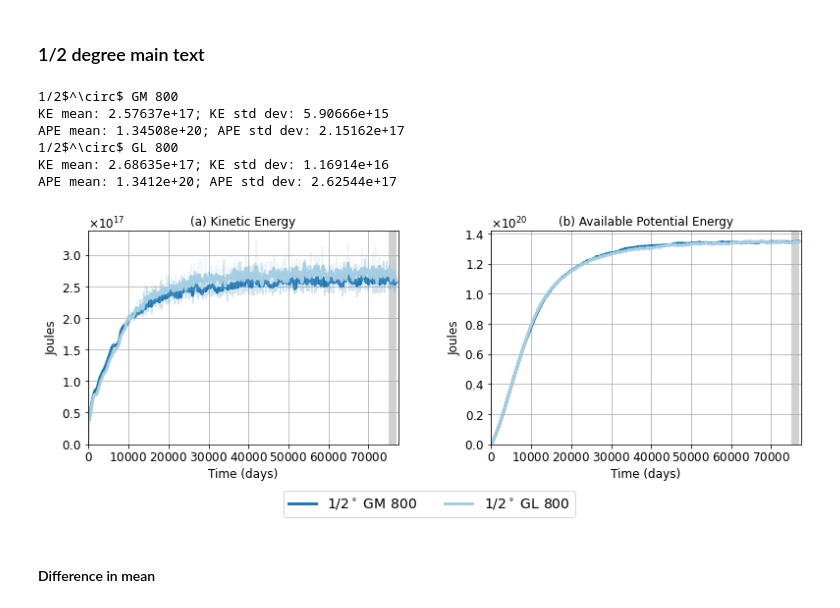
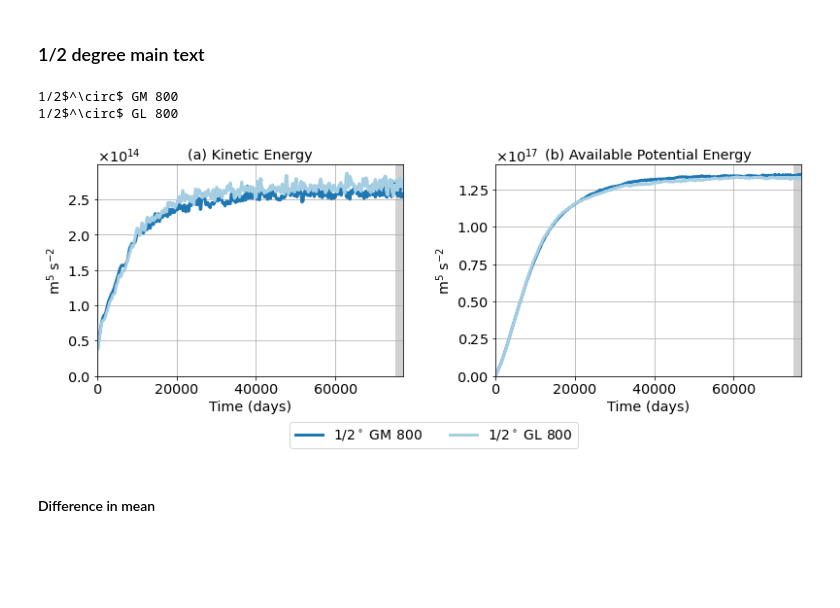
Before and after one commit to NoraLoose/GL90paper, a Jupyter notebook: Figures3_and_S1.ipynb, the cells around one changed output. Saved outputs shown, nothing was run; the diff lists cells and outputs as text; code cells hidden in the pictures; blank space fills up the shorter version.

Commit message:
Figure 3 without thin lines

```diff
--- a/Figures3_and_S1.ipynb
+++ b/Figures3_and_S1.ipynb
@@ -13,7 +13,7 @@ from yamlparser import YAMLParser, read_parameterized_runs, read_unparameterized
 yp = YAMLParser()
 # %%
 ## read parameterized runs
-exps_param = yp.read('/glade/u/home/noraloose/GL90paper/config_param.yaml')
+exps_param = yp.read('/glade/u/home/noraloose/GL90_paper/config_param.yaml')
 %time exps_param = read_parameterized_runs(exps_param)
 # %% [output]
 nw2_0.5deg_N15_KHTH800
@@ -64,13 +59,13 @@ def plot_spinup(vlist, colorlist, abc_list = ['(a)', '(b)'], maxtime=77000, inte
         print(v['label'])
         os = v['os']
         label = v['label']
-        timeslice = slice(None, min(os.Time[-1], maxtime))
-        os.KE.sum(dim='Layer').sel(Time=timeslice).plot(ax=axs[0], label='_none', linewidth=1.5, color=color, alpha=0.2)
+        #timeslice = slice(None, min(os.Time[-1], maxtime))
+        #(os.KE.sum(dim='Layer') / 1000).sel(Time=timeslice).plot(ax=axs[0], label='_none', linewidth=1.5, color=color, alpha=0.2)  # devision by ref density 1000 converts from Joules to m^5/s^2
 
-        KE_rolling_mean = os.KE.sum(dim='Layer').rolling(Time=100, center=True).mean()
-        KE_rolling_mean.sel(Time=timeslice).plot(ax=axs[0], label=label, linewidth=3, color=color)
+        KE_rolling_mean = (os.KE.sum(dim='Layer') / 1000).rolling(Time=100, center=True).mean()  # devision by ref density 1000 converts from Joules to m^5/s^2
+        KE_rolling_mean.plot(ax=axs[0], label=label, linewidth=3, color=color)
 
-        os.APE.sum(dim='Interface').sel(Time=timeslice).plot(ax=axs[1] ,label=label, linewidth=3, color=color)
+        (os.APE.sum(dim='Interface') / 1000).plot(ax=axs[1] ,label=label, linewidth=3, color=color)  # devision by ref density 1000 converts from Joules to m^5/s^2
 
         if compute_energy_levels:
             KE_mean = os.KE.sum(dim='Layer').sel(Time=slice(maxtime-2000, maxtime)).mean(dim='Time').values
@@ -84,8 +79,8 @@ def plot_spinup(vlist, colorlist, abc_list = ['(a)', '(b)'], maxtime=77000, inte
             ).mean(dim='Time').values
             print('APE mean: %g; APE std dev: %g' %(APE_mean, APE_std_dev))
 
-    axs[0].set(ylabel = 'Joules', xlabel = 'Time (days)', title='%s Kinetic Energy' %abc_list[0])
-    axs[1].set(ylabel = 'Joules', xlabel = 'Time (days)', title='%s Available Potential Energy' %abc_list[1])
+    axs[0].set(ylabel = r'm$^5$ s$^{-2}$', xlabel = 'Time (days)', title='%s Kinetic Energy' %abc_list[0])
+    axs[1].set(ylabel = r'm$^5$ s$^{-2}$', xlabel = 'Time (days)', title='%s Available Potential Energy' %abc_list[1])
 
     axs[1].legend(bbox_to_anchor=(-0.2, -0.28), loc="center", fontsize=14, ncol=ncol)
 
@@ -105,8 +100,8 @@ def plot_spinup(vlist, colorlist, abc_list = ['(a)', '(b)'], maxtime=77000, inte
 
     axs[0].set_xlim(left=0)
     axs[1].set_xlim(left=0)
-    axs[0].set_xlim(right=maxtime+500)
-    axs[1].set_xlim(right=maxtime+500)
+    axs[0].set_xlim(right=maxtime+50)
+    axs[1].set_xlim(right=maxtime+50)
 
     plt.subplots_adjust(wspace=0.3)
 
@@ -116,29 +111,25 @@ def plot_spinup(vlist, colorlist, abc_list = ['(a)', '(b)'], maxtime=77000, inte
 # %%
 v = exps_param['nw2_0.5deg_N15_KHGL800_hbbl5']
 v['label'] = r'1/2$^\circ$ GL 800'
 v = exps_param['nw2_0.5deg_N15_KHTH800']
 v['label'] = r'1/2$^\circ$ GM 800'
 
 colorlist = ['#1f78b4', '#a6cee3']
 
 vlist = [
     exps_param['nw2_0.5deg_N15_KHTH800'],
     exps_param['nw2_0.5deg_N15_KHGL800_hbbl5']
 ]
 
 maxtime = 77000
 abc_list = ['(a)', '(b)']
 
-fig = plot_spinup(vlist, colorlist, abc_list=abc_list, maxtime=maxtime, intertime=None, ncol=4, compute_energy_levels=True)
-plt.savefig('/glade/u/home/noraloose/GL90paper/figures/spinup_0.5degree.png', dpi=200, bbox_inches='tight', pad_inches=0)
+fig = plot_spinup(vlist, colorlist, abc_list=abc_list, maxtime=maxtime, intertime=None, ncol=4, compute_energy_levels=False)
+plt.savefig('/glade/u/home/noraloose/GL90_paper/figures/spinup_0.5degree.png', dpi=200, bbox_inches='tight', pad_inches=0)
 # %% [output]
 1/2$^\circ$ GM 800
-KE mean: 2.57637e+17; KE std dev: 5.90666e+15
-APE mean: 1.34508e+20; APE std dev: 2.15162e+17
 1/2$^\circ$ GL 800
-KE mean: 2.68635e+17; KE std dev: 1.16914e+16
-APE mean: 1.3412e+20; APE std dev: 2.62544e+17
-[figure, old version]
+[figure, new version]
 # %% [markdown]
 #### Difference in mean
 # %%
```
Also changed, not shown: parts of 40 cells of this notebook.
